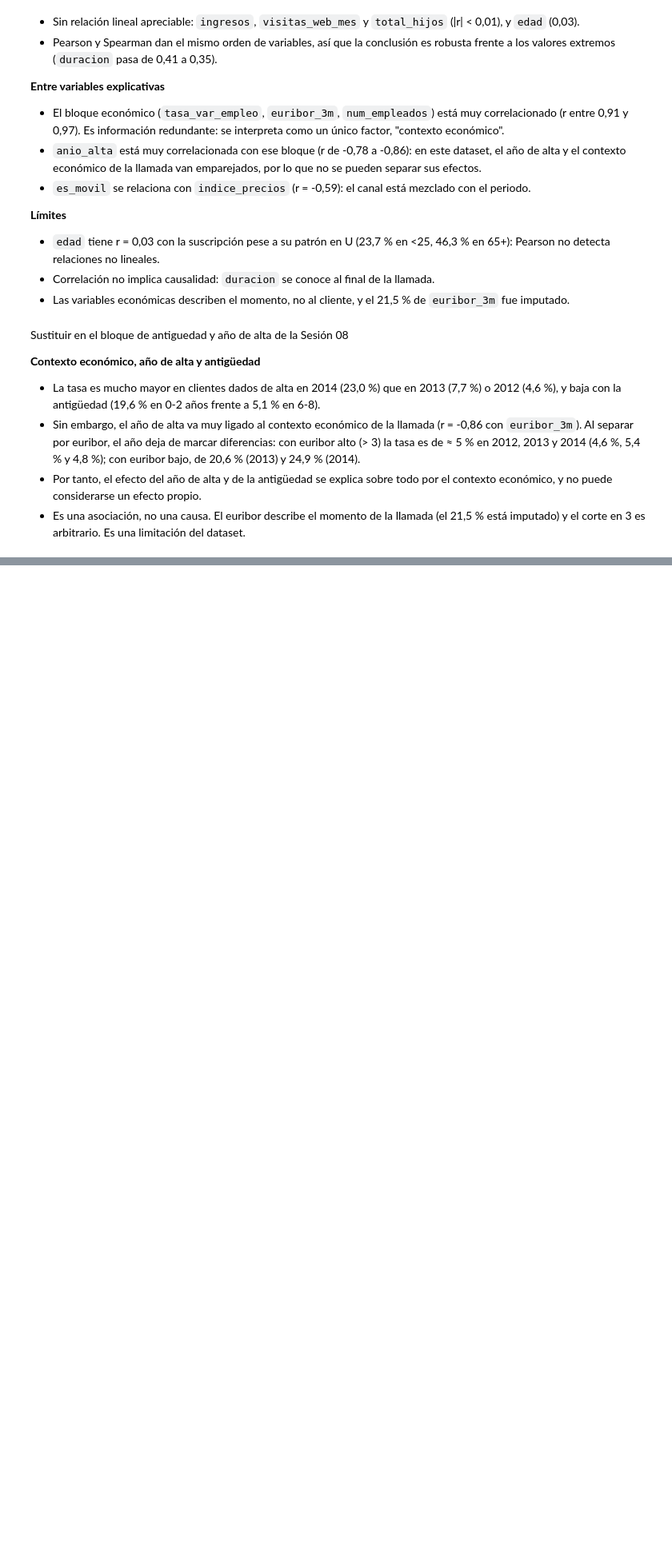
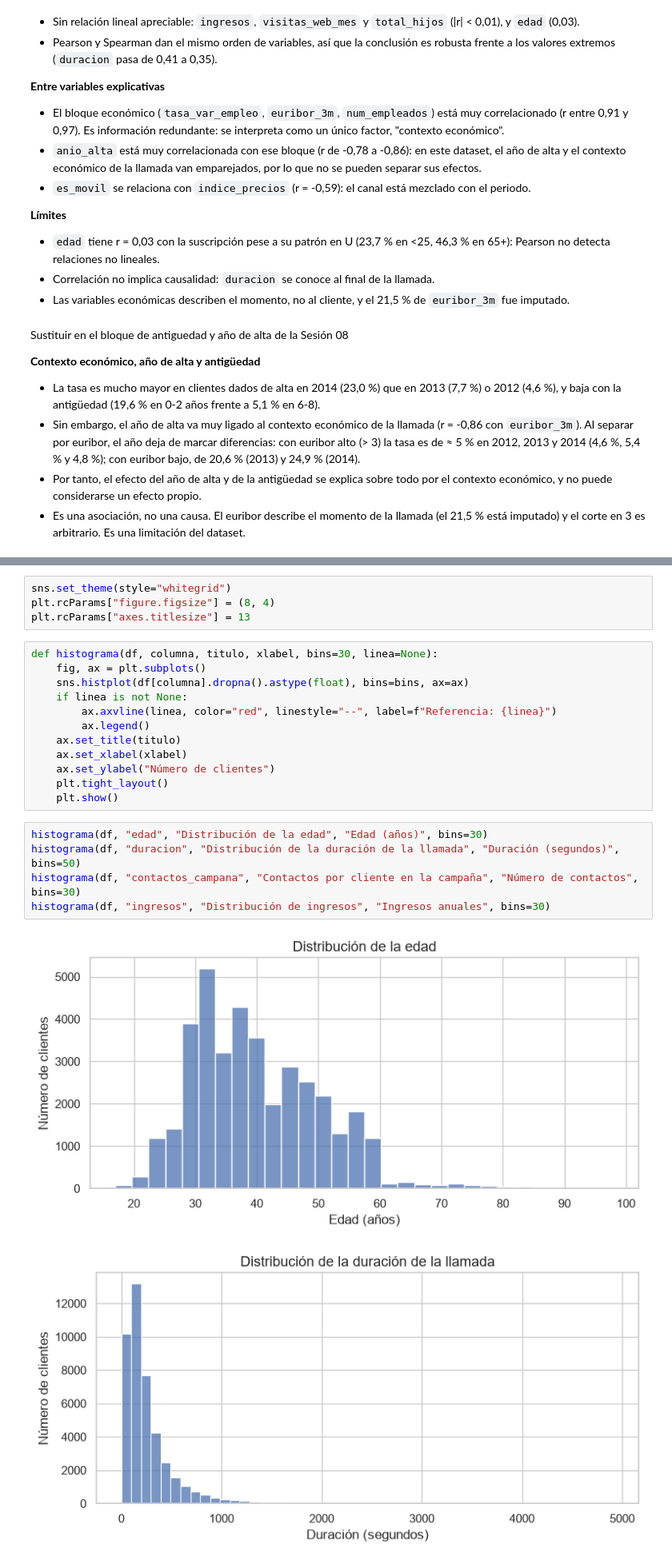
Before and after one commit to AntonioRojasBoquizo/00_da_p04_v01, a Jupyter notebook: notebooks/03_analisis_y_visualizacion.ipynb, the cells around one changed output, grey strips where cells are left out. Shown at 80% size. Drawn from its saved outputs; the diff is of its cells as text; blank space fills up the shorter version.

```diff
--- a/notebooks/03_analisis_y_visualizacion.ipynb
+++ b/notebooks/03_analisis_y_visualizacion.ipynb
@@ -624,0 +627,24 @@ Sustituir en el bloque de antiguedad y año de alta de la Sesión 08
+# %%
+sns.set_theme(style="whitegrid")
+plt.rcParams["figure.figsize"] = (8, 4)
+plt.rcParams["axes.titlesize"] = 13
+# %%
+def histograma(df, columna, titulo, xlabel, bins=30, linea=None):
+    fig, ax = plt.subplots()
+    sns.histplot(df[columna].dropna().astype(float), bins=bins, ax=ax)
+    if linea is not None:
+        ax.axvline(linea, color="red", linestyle="--", label=f"Referencia: {linea}")
+        ax.legend()
+    ax.set_title(titulo)
+    ax.set_xlabel(xlabel)
+    ax.set_ylabel("Número de clientes")
+    plt.tight_layout()
+    plt.show()
+# %%
+histograma(df, "edad", "Distribución de la edad", "Edad (años)", bins=30)
+histograma(df, "duracion", "Distribución de la duración de la llamada", "Duración (segundos)", bins=50)
+histograma(df, "contactos_campana", "Contactos por cliente en la campaña", "Número de contactos", bins=30)
+histograma(df, "ingresos", "Distribución de ingresos", "Ingresos anuales", bins=30)
+# %% [output]
+[figure, added]
+[figure, added]
```
Also changed, not shown: parts of 14 cells of this notebook.
